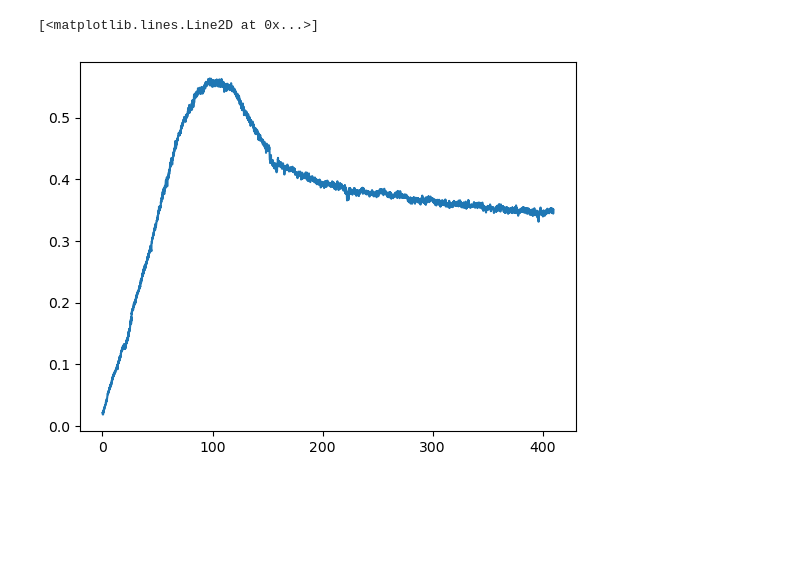
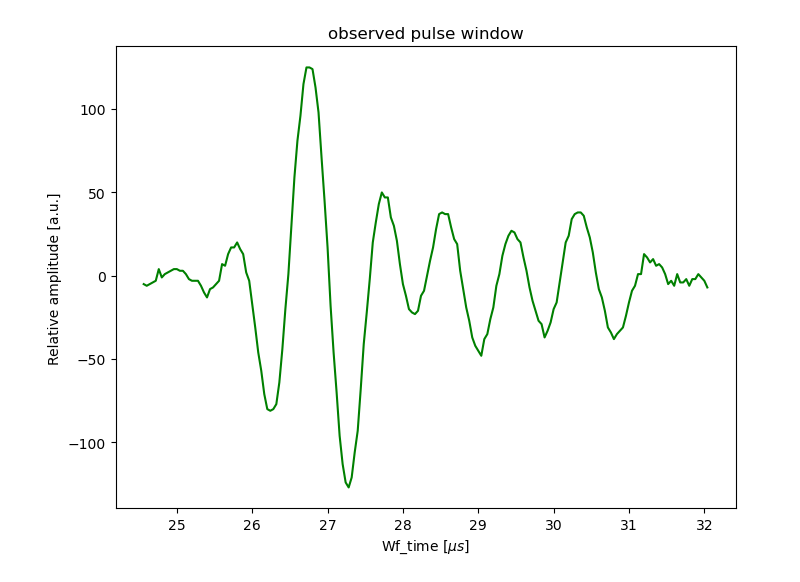
Before and after one commit to Bic10/lab_UW, a Jupyter notebook: mechanical_and_uw_analysis.ipynb, the cells around one changed output. Saved outputs shown, nothing was run; the diff lists cells and outputs as text; code cells hidden in the pictures; blank space fills up the shorter version.

Commit message:
integrated layer thickness to calculate the right observed pulse interval. Added some functions.

```diff
--- a/mechanical_and_uw_analysis.ipynb
+++ b/mechanical_and_uw_analysis.ipynb
@@ -131,0 +224,6 @@ mechanical data: c:\Users\miche\Documents\Università\PhD\ACTIVE_SOURCE\experime
+# %%
+# LOAD OBSERVED WAVEFORM DATA
+waveform_file_path = infile_path_list_uw[-1]  #choose one waveform in infile path list
+print('PROCESSING UW DATA IN %s: ' %waveform_file_path)
+data_OBS,metadata = make_UW_data(waveform_file_path)
+t_OBS = metadata['time_ax_waveform']
@@ -131,0 +283,5 @@ mechanical data: c:\Users\miche\Documents\Università\PhD\ACTIVE_SOURCE\experime
+# %%
+max_travel_time, min_travel_time = compute_max_and_min_travel_time(side_block_1, x_trasmitter, csteel, gouge_1, cmin, cmax, central_block)
+interval = compute_observed_pulse_interval(sync_peaks, max_travel_time, t_OBS, min_travel_time, time_span, data_OBS, plot = True)
+# %% [output]
+[figure, added]
@@ -157,5 +329,0 @@ for sync_rec, uw_path in zip(range (0, len(sync_peaks), 2), infile_path_list_uw)
-# %%
-plt.plot(time, friction)
-# %% [output]
-[<matplotlib.lines.Line2D at 0x...>]
-[figure, removed]
```
Also changed, not shown: parts of 8 cells of this notebook.
